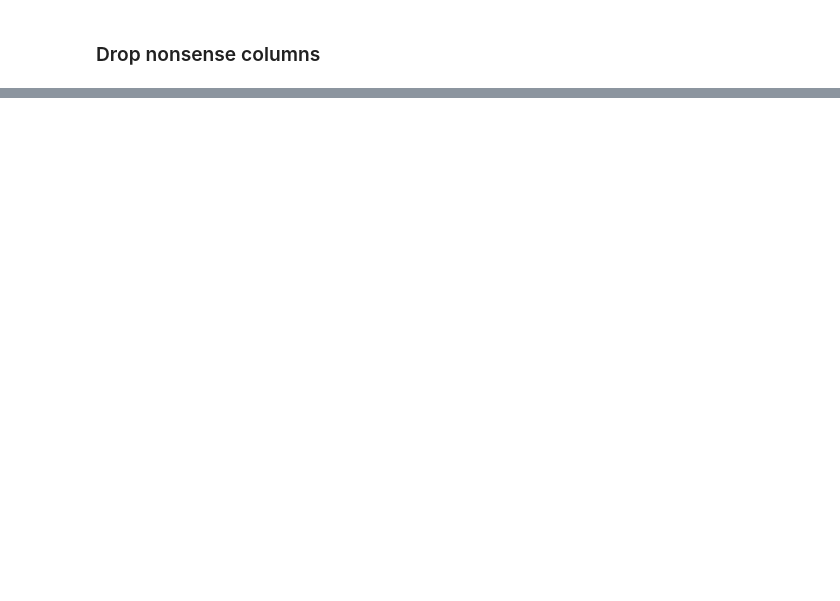
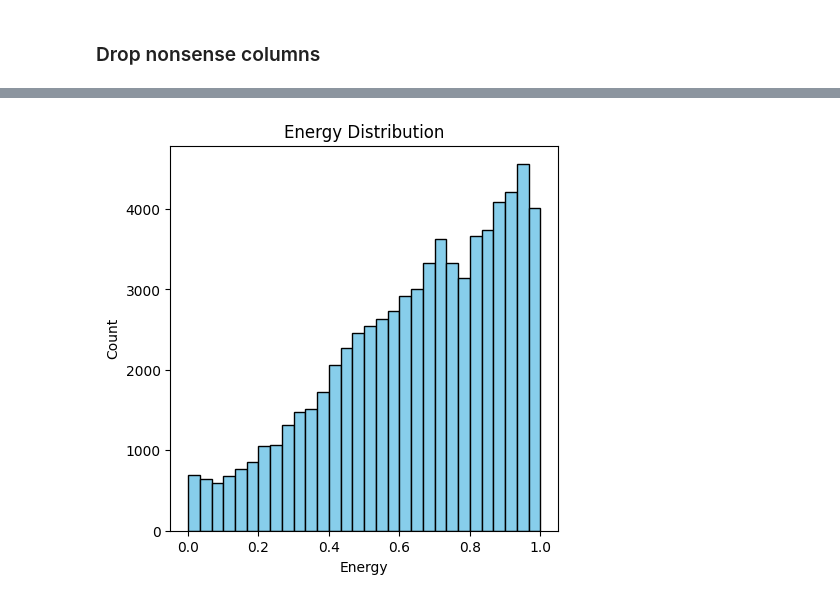
Before and after one commit to ptmdmusique/cs510-data-with-python, a Jupyter notebook: final_project.ipynb, the cells around one changed output, grey strips where cells are left out. Cells and saved outputs as stored; diff of their text form; code cells hidden in the pictures; blank space fills up the shorter version.

```diff
--- a/final_project.ipynb
+++ b/final_project.ipynb
@@ -188,0 +346,31 @@ merged_df['album_year']
+# %%
+def get_language_name(lang_code_str: str):
+    try:
+        # Safely evaluate the string representation of the list
+        lang_list = ast.literal_eval(lang_code_str)
+        if isinstance(lang_list, list) and len(lang_list) > 0:
+            lang_code = lang_list[0]
+            # Use pycountry to get the language name
+            lang = pycountry.languages.get(alpha_2=lang_code)
+            if lang:
+                return lang.name
+            else:
+                return lang_code
+        else:
+            return lang_code
+    except (ValueError, SyntaxError, TypeError):
+        return 'unknown'
+
+print("Raw language code")
+display(merged_df['language'].value_counts())
+
+merged_df['language_name'] = merged_df['language'].apply(get_language_name)
+print("\nTransformed and readable language name")
+display(merged_df['language_name'].value_counts())
+
+print("\nSongs without language content (code: zxx)")
+no_content_mask = merged_df['language_name'] == 'zxx'
+no_content_df = merged_df[no_content_mask]
+display(no_content_df.head())
+
+print("\nWe'll explore this more later")
@@ -188,0 +584,11 @@ merged_df['album_year']
+# %%
+def draw_histogram(df: pd.DataFrame, title: str, x_label: str, y_label: str):
+  plt.figure(figsize=(5, 5))
+  plt.hist(df, bins=30, color='skyblue', edgecolor='black')
+  plt.title(title)
+  plt.xlabel(x_label)
+  plt.ylabel(y_label)
+# %%
+draw_histogram(df=merged_df['energy'], title="Energy Distribution", x_label="Energy", y_label="Count")
+# %% [output]
+[figure, added]
```
Also changed, not shown: parts of 51 cells of this notebook.
